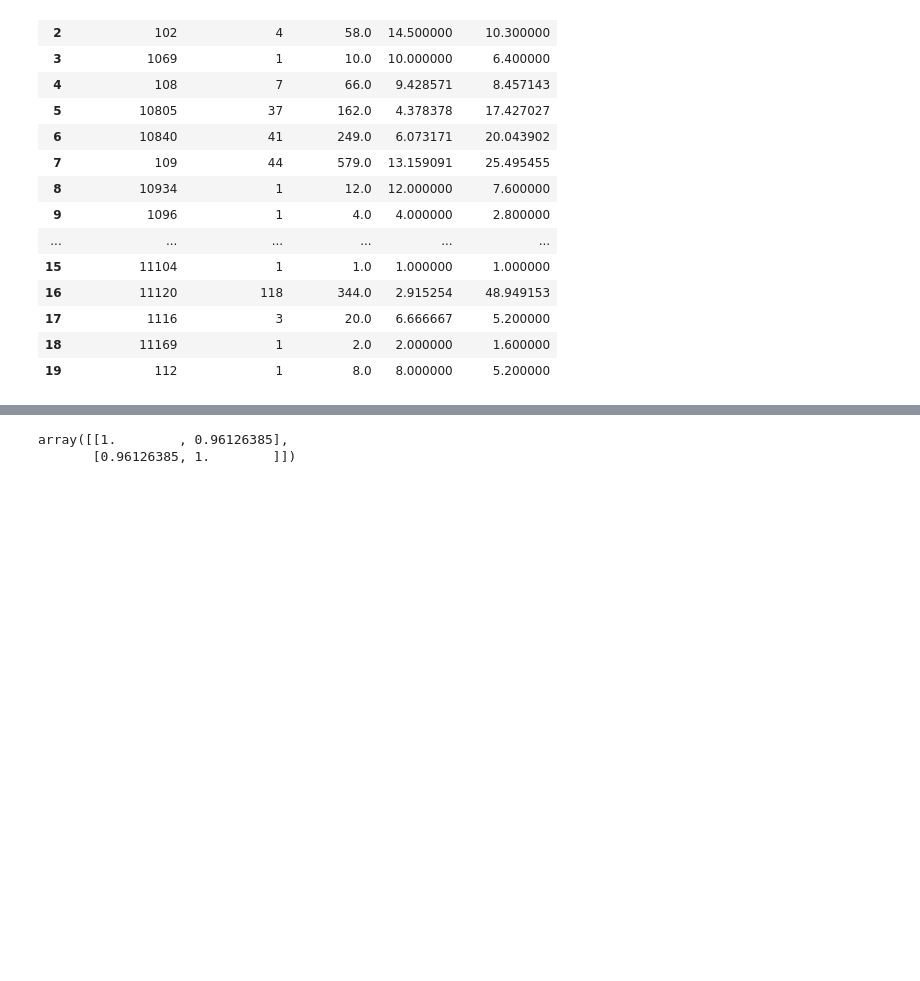
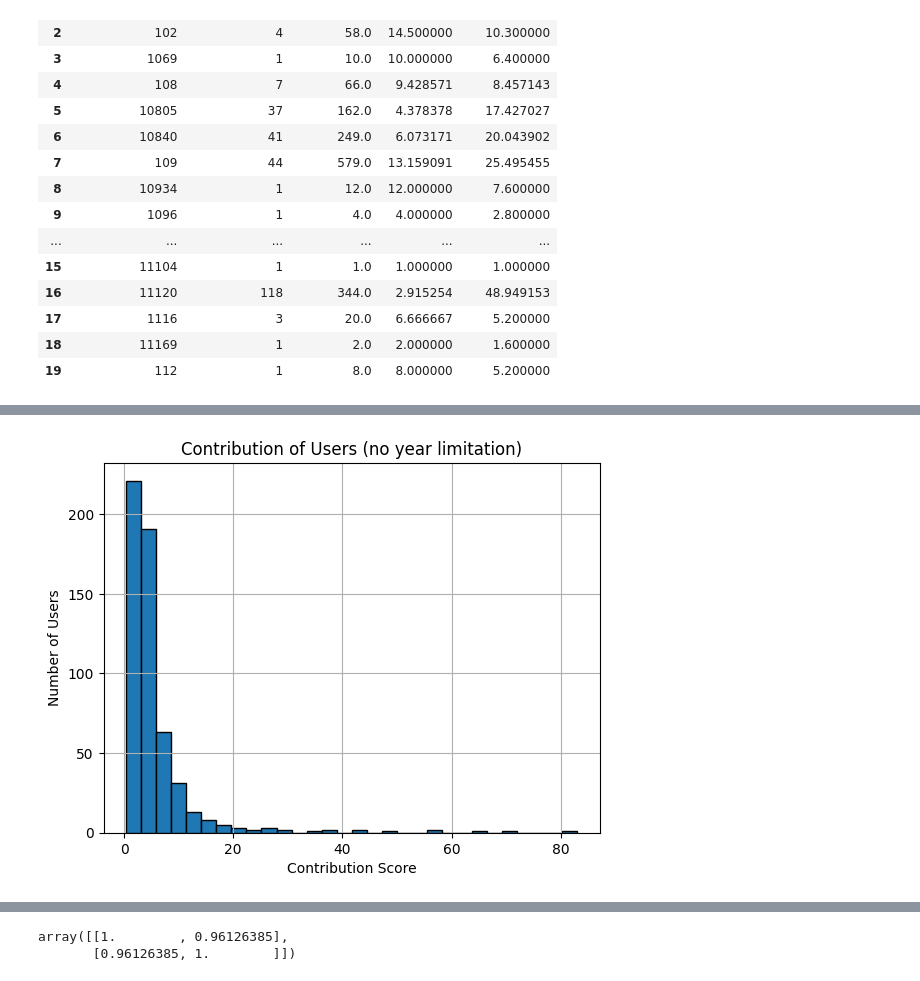
Before and after one commit to isaacbacker/GroupPres_SDS, a Jupyter notebook: Notebooks/fsds25_ex_wk01d02.ipynb, the cells around one changed output, grey strips where cells are left out. Saved outputs shown, nothing was run; the diff lists cells and outputs as text; code cells hidden in the pictures; blank space fills up the shorter version.

```diff
--- a/Notebooks/fsds25_ex_wk01d02.ipynb
+++ b/Notebooks/fsds25_ex_wk01d02.ipynb
@@ -506,3 +529,8 @@ See the caveats in the documentation: https://pandas.pydata.org/pandas-docs/stab
+# %%
+user_score = question_df[question_df['is_helpful']][["Score_y", "Id_y","accepted_answer_delay","OwnerUserId_y","CreationDate_y"]]
+user_score['CreationDate_y'] = pd.to_datetime(user_score['CreationDate_y'])
+user_score['month'] = user_score['CreationDate_y'].dt.to_period('M')
+user_score['year'] = user_score['CreationDate_y'].dt.year
 # %%
 import matplotlib.pyplot as plt
 plt.hist(user_score["Score_y"], bins=50, edgecolor='black')
@@ -548,0 +597,16 @@ user_stats.head(20)
+# %%
+q_high = user_stats["contribution"].quantile(0.99)  # 上1%
+
+filtered = user_stats[
+    (user_stats["contribution"] <= q_high)
+]
+
+filtered.hist(bins=30, edgecolor="black", column="contribution")
+
+plt.title('Contribution of Users (no year limitation)')
+plt.xlabel('Contribution Score')
+plt.ylabel('Number of Users')
+
+plt.show()
+# %% [output]
+[figure, added]
```
Also changed, not shown: parts of 12 cells of this notebook.
